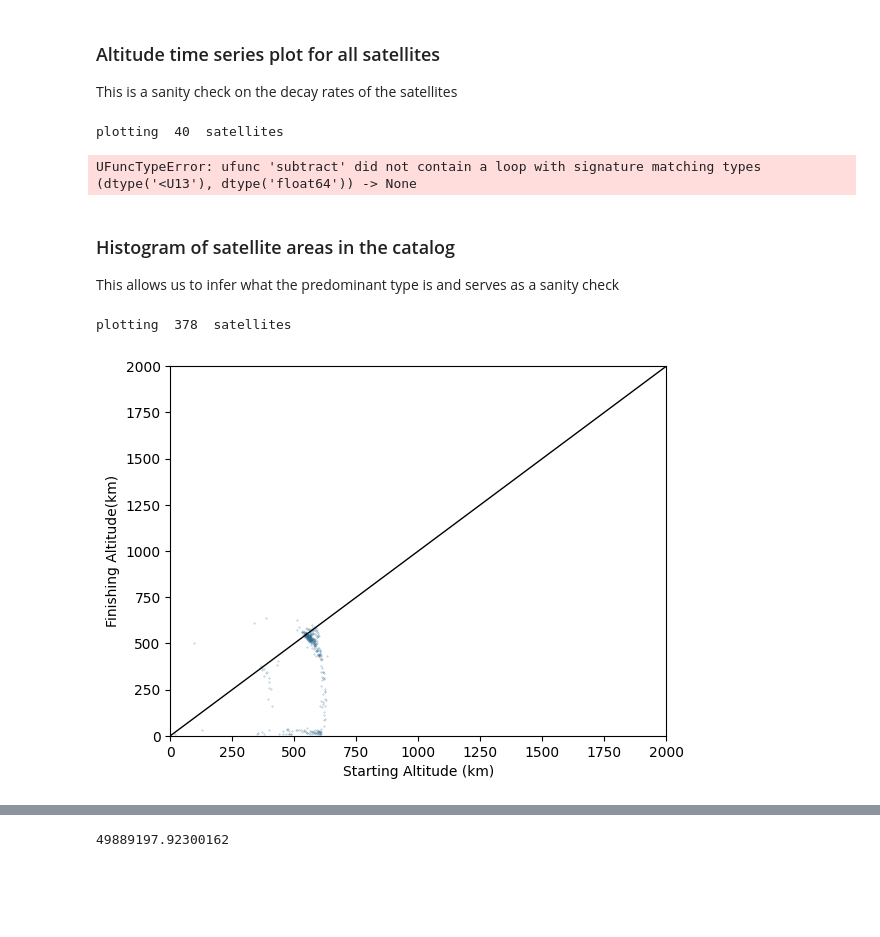
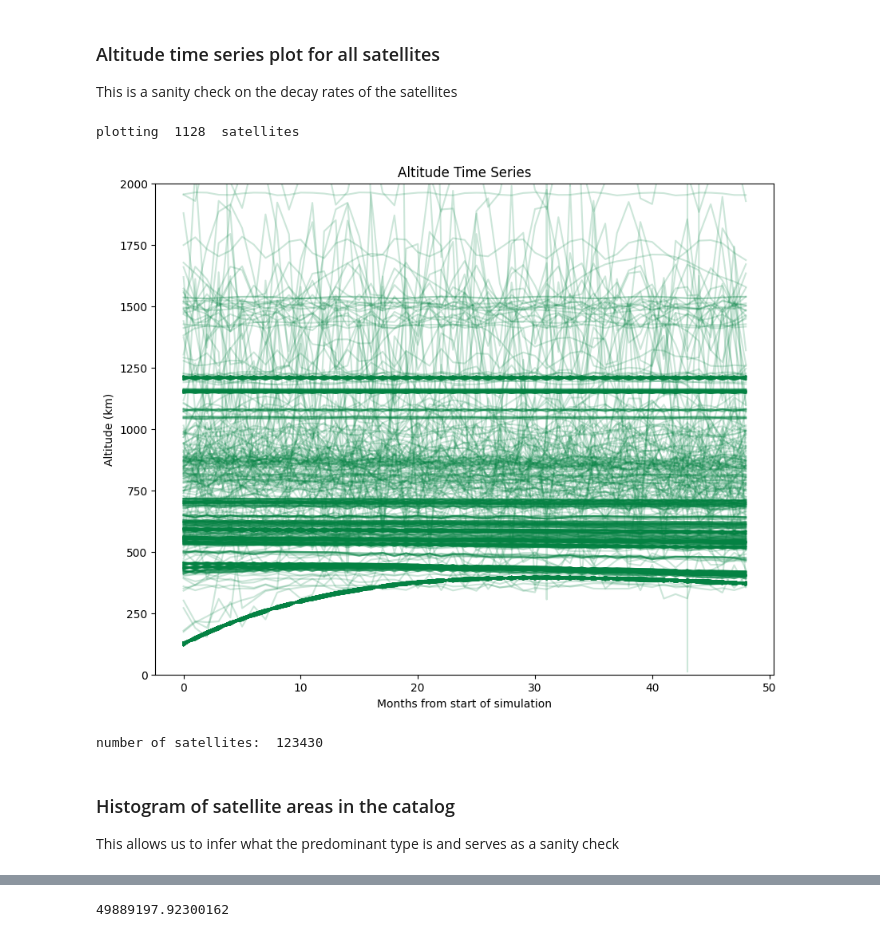
Before and after one commit to ucl-sgnl/FSPSimulator, a Jupyter notebook: src/Visualisation.ipynb, the cells around one changed output, grey strips where cells are left out. Cells and saved outputs as stored; diff of their text form; code cells hidden in the pictures; blank space fills up the shorter version.

```diff
--- a/src/Visualisation.ipynb
+++ b/src/Visualisation.ipynb
@@ -163,12 +146,11 @@ def altitude_end_begin(data):
 ### Altitude time series plot for all satellites
 This is a sanity check on the decay rates of the satellites
 # %%
-
-def altitude_tseries(data):
+def altitude_tseries(spaceobjects):
     array_of_tseries = []
     array_of_bstars = [] # area of the satellite
     array_of_unplotted_sats = []
-    for satellite in data[::100]:
+    for satellite in spaceobjects[::100]:
         if satellite.eccentricity < 0.1:
             altitude_tseries = [np.linalg.norm(satellite.ephemeris[i][1]) - 6371.137 for i in range(len(satellite.ephemeris))]
             bstar = satellite.bstar
@@ -182,17 +164,10 @@ def altitude_tseries(data):
     array_of_tseries = array_of_tseries
     print("plotting ", len(array_of_tseries), " satellites")
 
-    # First make a color map for the areas
-    cmap = plt.cm.get_cmap('viridis')
-    # Normalize the areas to be between 0 and 1
-    norm = plt.Normalize(min(array_of_bstars), max(array_of_bstars))
-    # Make a list of colors for the areas
-    colors = [cmap(norm(area)) for area in array_of_bstars]
-
     plt.figure(figsize=[10,8])
     for alt_series in array_of_tseries:
         # Plot altitude time series and color the points as function of area
-        plt.plot(range(len(alt_series)), alt_series, color=colors[array_of_tseries.index(alt_series)], alpha=0.1)
+        plt.plot(range(len(alt_series)), alt_series, color='xkcd:jungle green', alpha=0.2)
 
     plt.xlabel('Months from start of simulation')
     plt.ylim(0, 2000)
@@ -201,11 +176,12 @@ def altitude_tseries(data):
     plt.show()
 # %%
 # To use the function:
-altitude_tseries(starlink_sats)
-print("number of satellites: ", len(starlink_cat))
+altitude_tseries(spaceobjects)
+print("number of satellites: ", len(spaceobjects))
 # %% [output]
-plotting  40  satellites
+plotting  1128  satellites
+[figure, added]
-UFuncTypeError: ufunc 'subtract' did not contain a loop with signature matching types (dtype('<U13'), dtype('float64')) -> None
+number of satellites:  123430
 # %% [markdown]
 ### Histogram of satellite areas in the catalog
 This allows us to infer what the predominant type is and serves as a sanity check
@@ -224,11 +200,6 @@ def area_hist(data):
     plt.xlabel('Area (m^2)')
     plt.ylabel('Number of Satellites')
     plt.show()
-# %%
-altitude_end_begin(starlink_sats)
-# %% [output]
-plotting  378  satellites
-[figure, removed]
 # %%
 SATCAT_after_prop = load_file('SATCAT_after_prop_optimistic')
 for satellite in SATCAT_after_prop:
```
Also changed, not shown: parts of 20 cells of this notebook, 3 other files.
